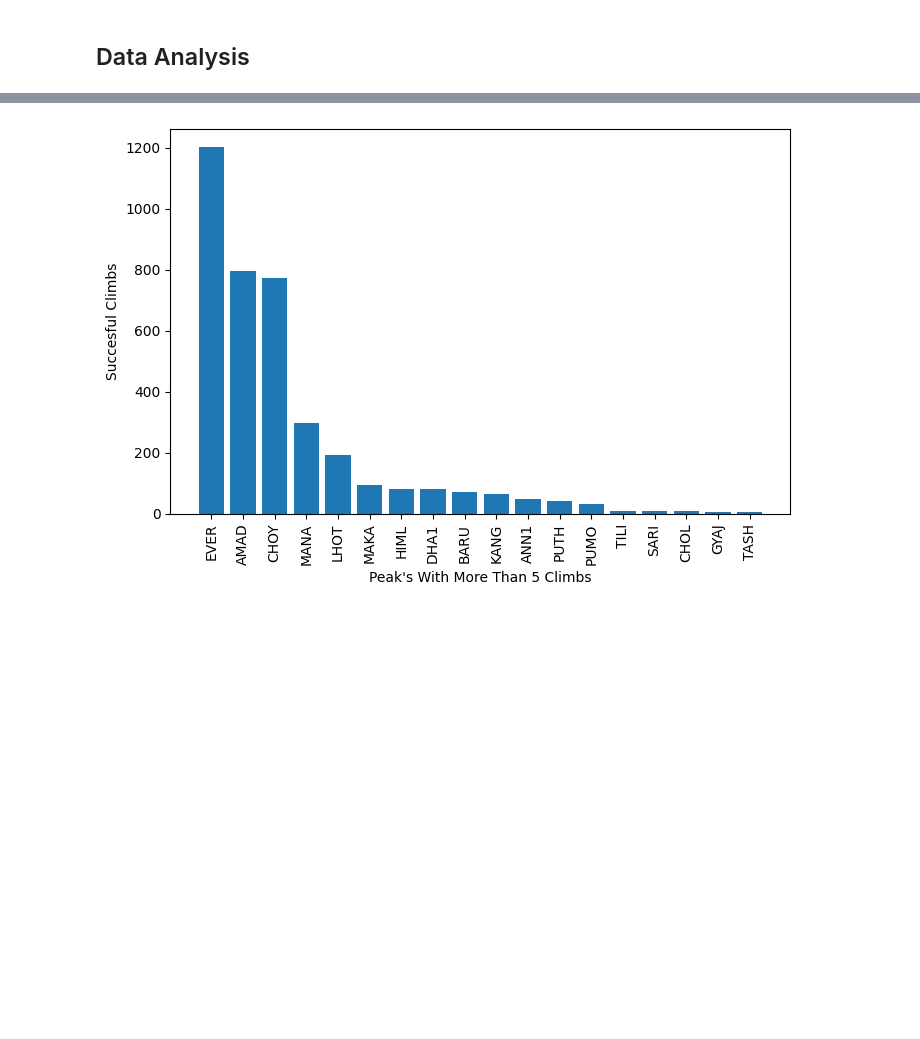
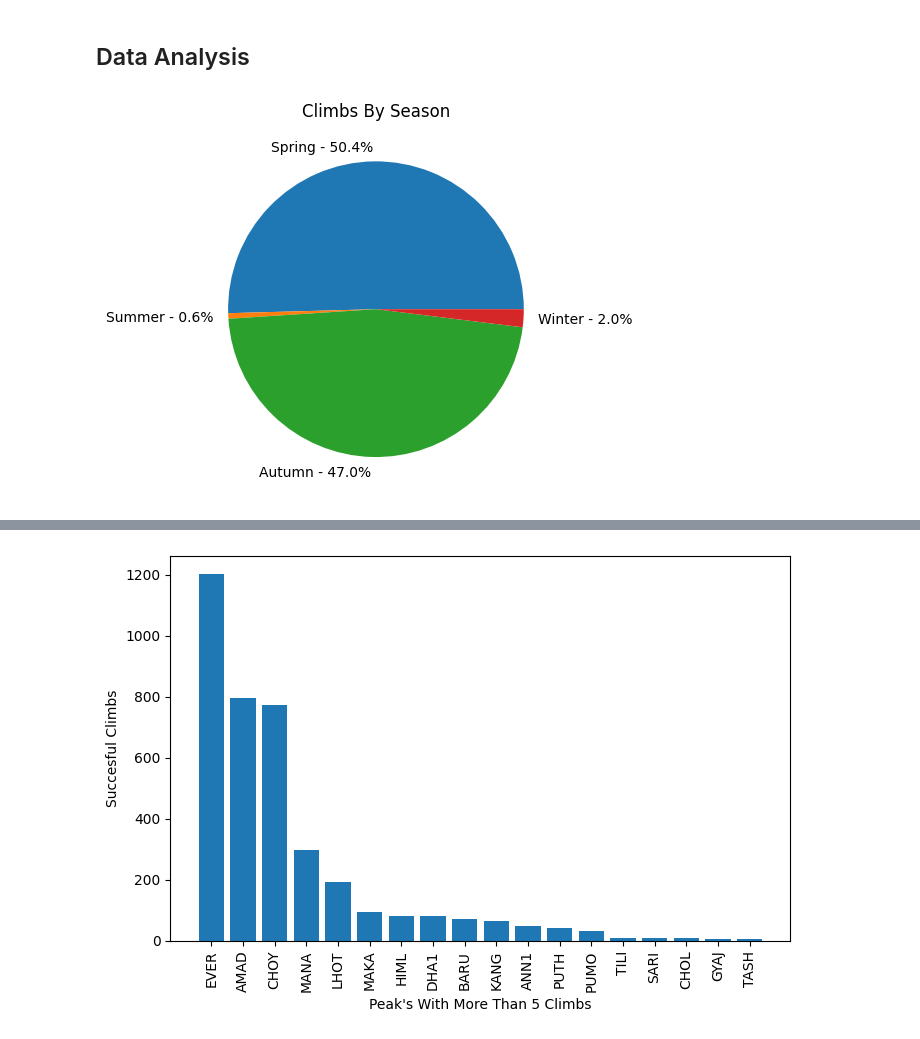
Before and after one commit to dpmacisaac/FinalProject-CPSC322, a Jupyter notebook: himalayan_dataset_eda.ipynb, the cells around one changed output, grey strips where cells are left out. Drawn from its saved outputs; the diff is of its cells as text; code cells hidden in the pictures; blank space fills up the shorter version.

```diff
--- a/himalayan_dataset_eda.ipynb
+++ b/himalayan_dataset_eda.ipynb
@@ -98 +75,5 @@ labels = ["Summer - %1.1f%%"%((vals[0] / s) *100), "Spring - %1.1f%%"%((vals[1]
+# %%
+eda_utils.generate_pie_chart_from_column(himalaya_table, "SEASON", ['Spring', 'Summer', 'Autumn', 'Winter'], "Climbs By Season")
+# %% [output]
+[figure, added]
 # %%
```
Also changed, not shown: parts of 15 cells of this notebook, 1 other file.
